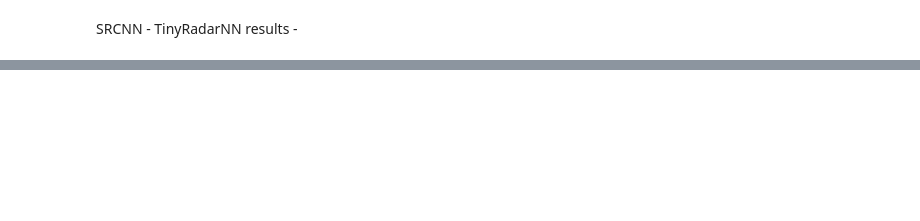
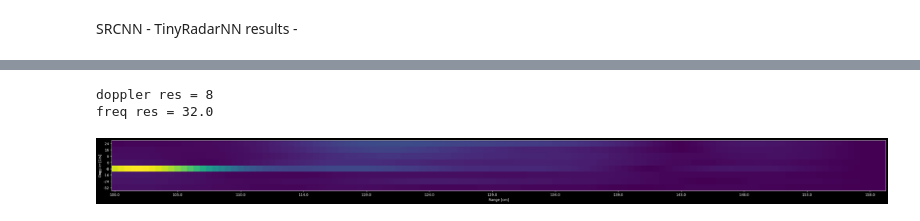
Before and after one commit to NetanelBlumenfeld/Radar, a Jupyter notebook: src/python/main_note_book.ipynb, the cells around one changed output, grey strips where cells are left out. Cells and saved outputs as stored; diff of their text form; code cells hidden in the pictures; blank space fills up the shorter version.

```diff
--- a/src/python/main_note_book.ipynb
+++ b/src/python/main_note_book.ipynb
@@ -212,0 +420,9 @@ mse true - lr:  tensor(0.0009)
+# %%
+do_lowpass_time = ifft(ifftshift(do_lowpass,axes=0),axis=0)
+ds_time = do_lowpass_time[::4,::4]
+ds_do = doppler_map(ds_time)
+plot_doppler(ds_do,prf=64,k=1)
+# %% [output]
+doppler res = 8
+freq res = 32.0
+[figure, added]
```
Also changed, not shown: parts of 29 cells of this notebook, 8 other files.
